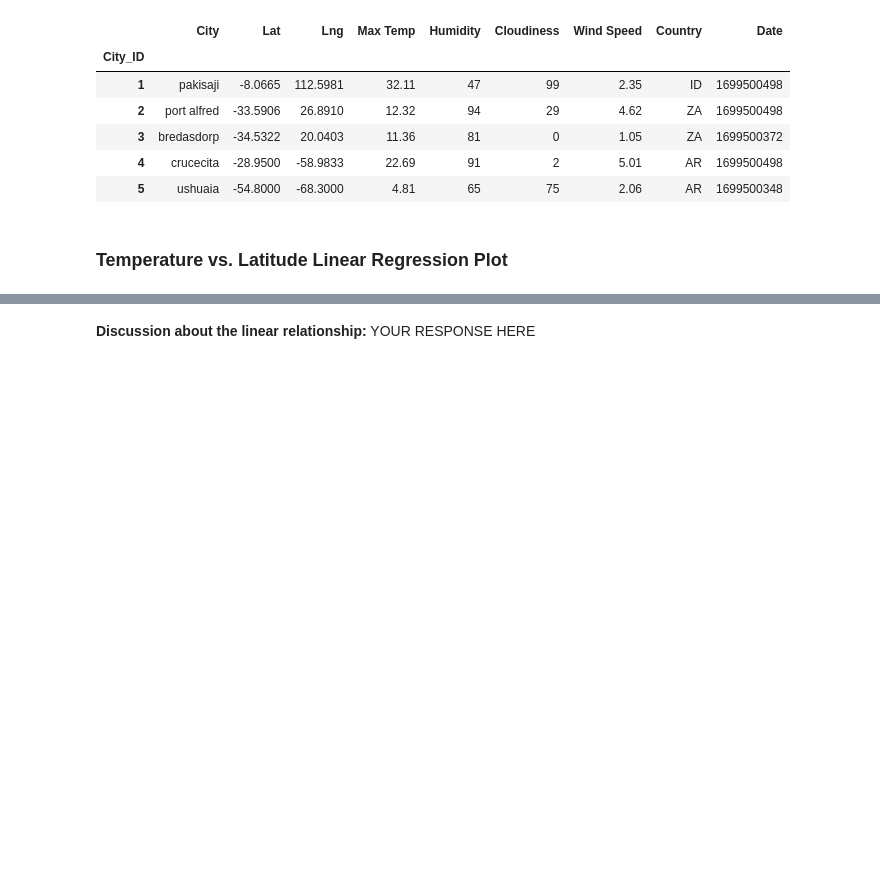
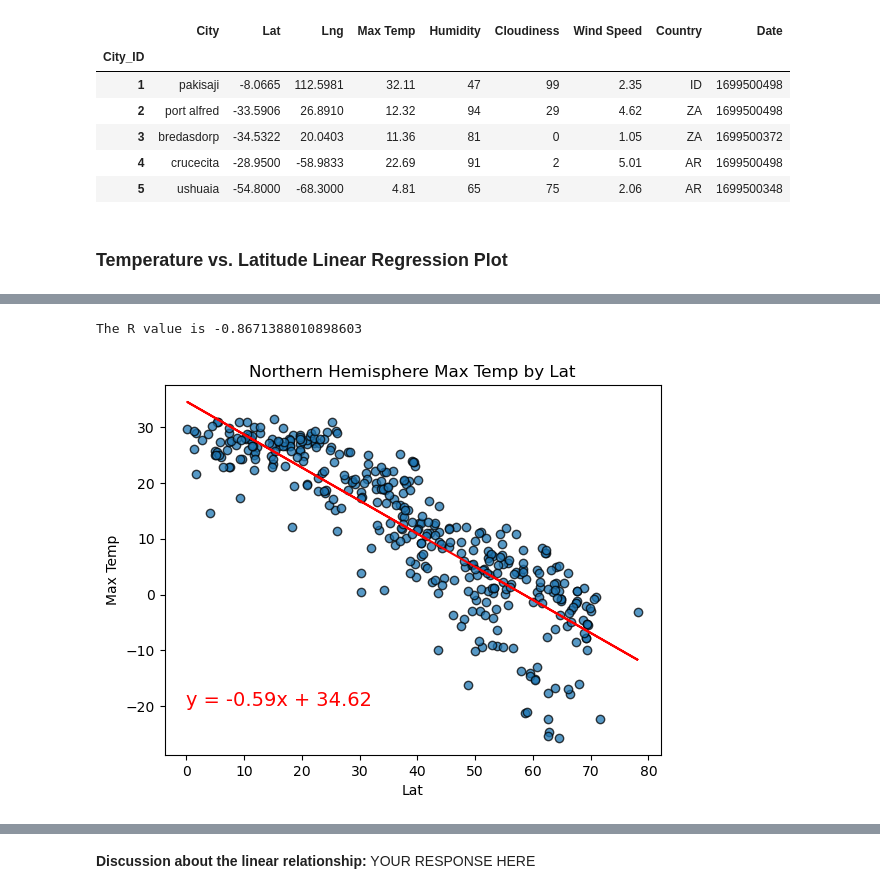
Before and after one commit to rfe123/umn_data_python_api_challenge, a Jupyter notebook: starter_code/WeatherPy.ipynb, the cells around one changed output, grey strips where cells are left out. Cells and saved outputs as stored; diff of their text form; code cells hidden in the pictures; blank space fills up the shorter version.

Commit message:
Hemisphere regressions

```diff
--- a/starter_code/WeatherPy.ipynb
+++ b/starter_code/WeatherPy.ipynb
@@ -290,7 +290,7 @@ plt.show()
 # %%
 # Define a function to create Linear Regression plots
 def get_regression(x_axis, y_axis):
-    (slope, intercept, rvalue, pvalue, stderr) = linregress(y_axis)
+    (slope, intercept, rvalue, pvalue, stderr) = linregress(x_axis, y_axis)
     reg_plot = (slope * x_axis) + intercept
 
     eq_str = f"y = {round(slope,2)}x + {round(intercept,2)}"
@@ -304,9 +304,12 @@ def get_regression(x_axis, y_axis):
         "eq_str": eq_str,
         "reg_plot": reg_plot
         }
+
+x_var = 'Lat'
+y_var = 'Max Temp'
 # %%
 # Create a DataFrame with the Northern Hemisphere data (Latitude >= 0)
-northern_hemi_df = city_data_df.loc[(city_data_df['Lat'] >= 0),:]
+northern_hemi_df = city_data_df.loc[(city_data_df[x_var] >= 0),:]
 
 # Display sample data
 northern_hemi_df.head()
@@ -348,0 +340,16 @@ The r-value is: 0.4121057168607245
+# %%
+# Linear regression on Northern Hemisphere
+regr = get_regression(northern_hemi_df[x_var], northern_hemi_df[y_var])
+
+plt.scatter(northern_hemi_df[x_var], northern_hemi_df[y_var], alpha=0.75, edgecolors='black')
+plt.plot(northern_hemi_df[x_var], regr['reg_plot'], color='red')
+plt.annotate(regr['eq_str'], (0,-20), fontsize=14, color='red')
+plt.title(f"Northern Hemisphere {y_var} by {x_var}")
+plt.xlabel(x_var)
+plt.ylabel(y_var)
+
+print(f"The R value is {regr['rvalue']}")
+plt.show()
+# %% [output]
+The R value is -0.8671388010898603
+[figure, added]
```
Also changed, not shown: parts of 4 cells of this notebook.
